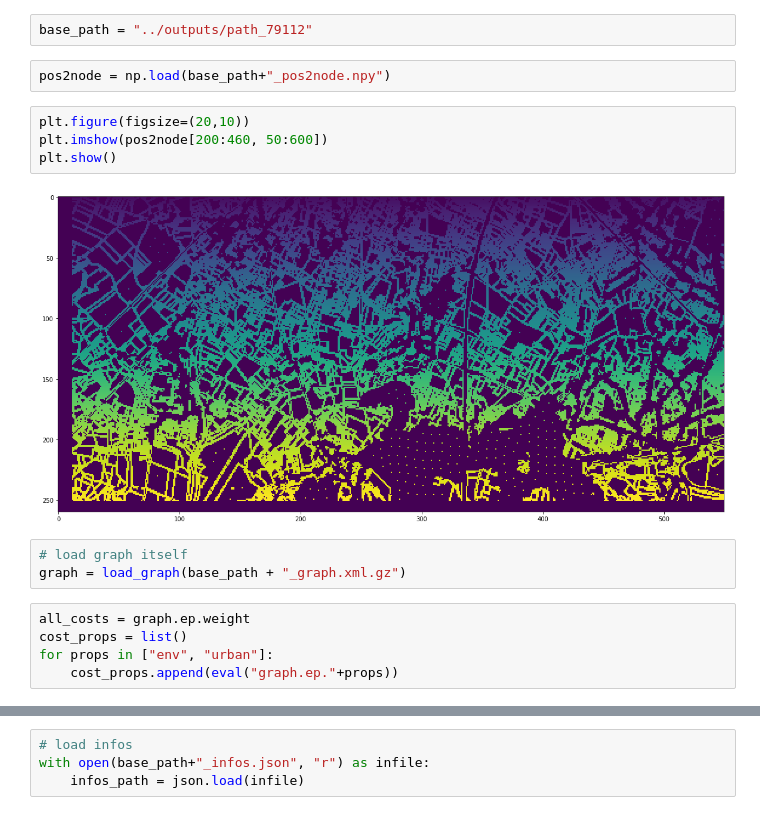
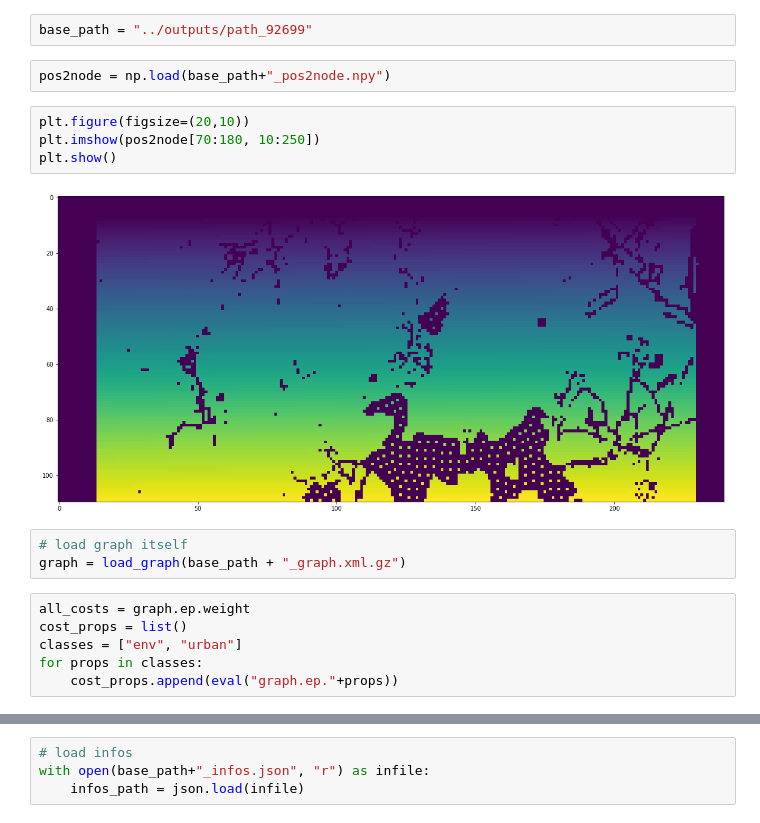
Before and after one commit to NinaWie/PowerPlanner, a Jupyter notebook: notebooks/forbidden_edges.ipynb, the cells around one changed output, grey strips where cells are left out. Cells and saved outputs as stored; diff of their text form.

```diff
--- a/notebooks/forbidden_edges.ipynb
+++ b/notebooks/forbidden_edges.ipynb
@@ -11,22 +11,23 @@ import json
 # %% [markdown]
 ## Load graph and pos2node
 # %%
-base_path = "../outputs/path_79112"
+base_path = "../outputs/path_92699"
 # %%
 pos2node = np.load(base_path+"_pos2node.npy")
 # %%
 plt.figure(figsize=(20,10))
-plt.imshow(pos2node[200:460, 50:600])
+plt.imshow(pos2node[70:180, 10:250])
 plt.show()
 # %% [output]
-[figure, old version]
+[figure, new version]
 # %%
 # load graph itself
 graph = load_graph(base_path + "_graph.xml.gz")
 # %%
 all_costs = graph.ep.weight
 cost_props = list()
-for props in ["env", "urban"]:
+classes = ["env", "urban"]
+for props in classes:
     cost_props.append(eval("graph.ep."+props))
 # %%
 # test: all costs if combination of others
```
Also changed, not shown: parts of 43 cells of this notebook, 7 other files.
